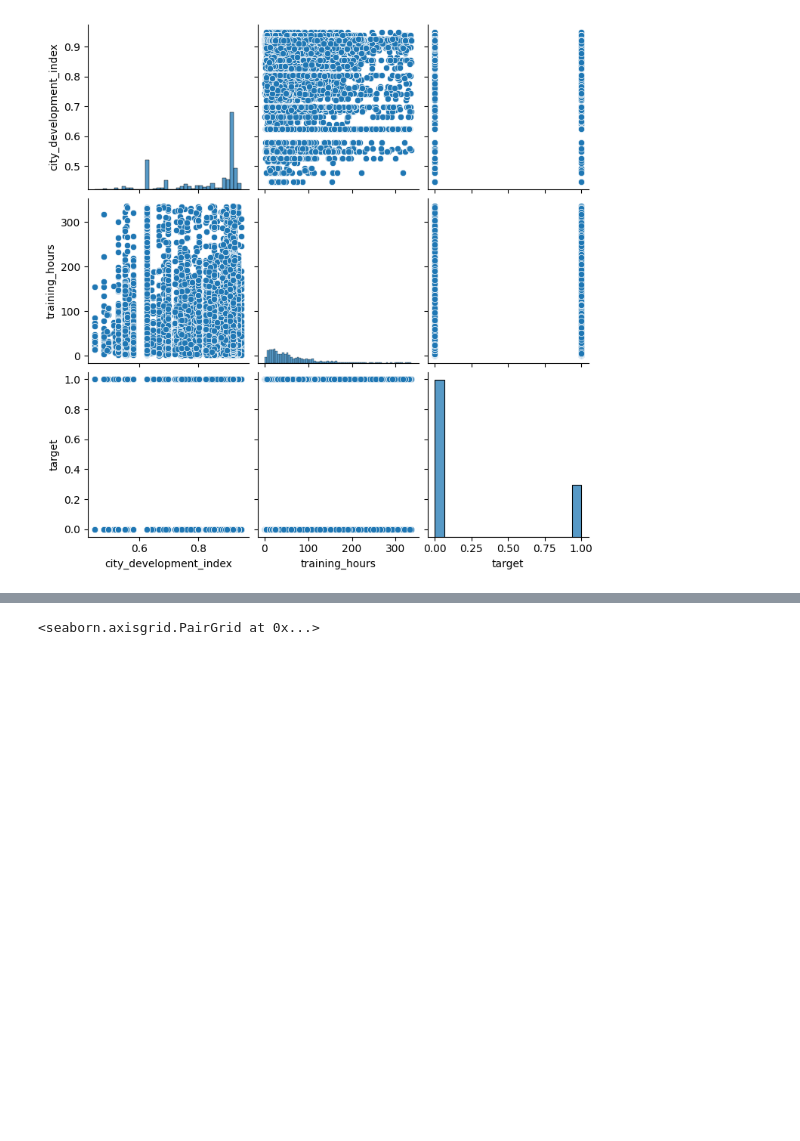
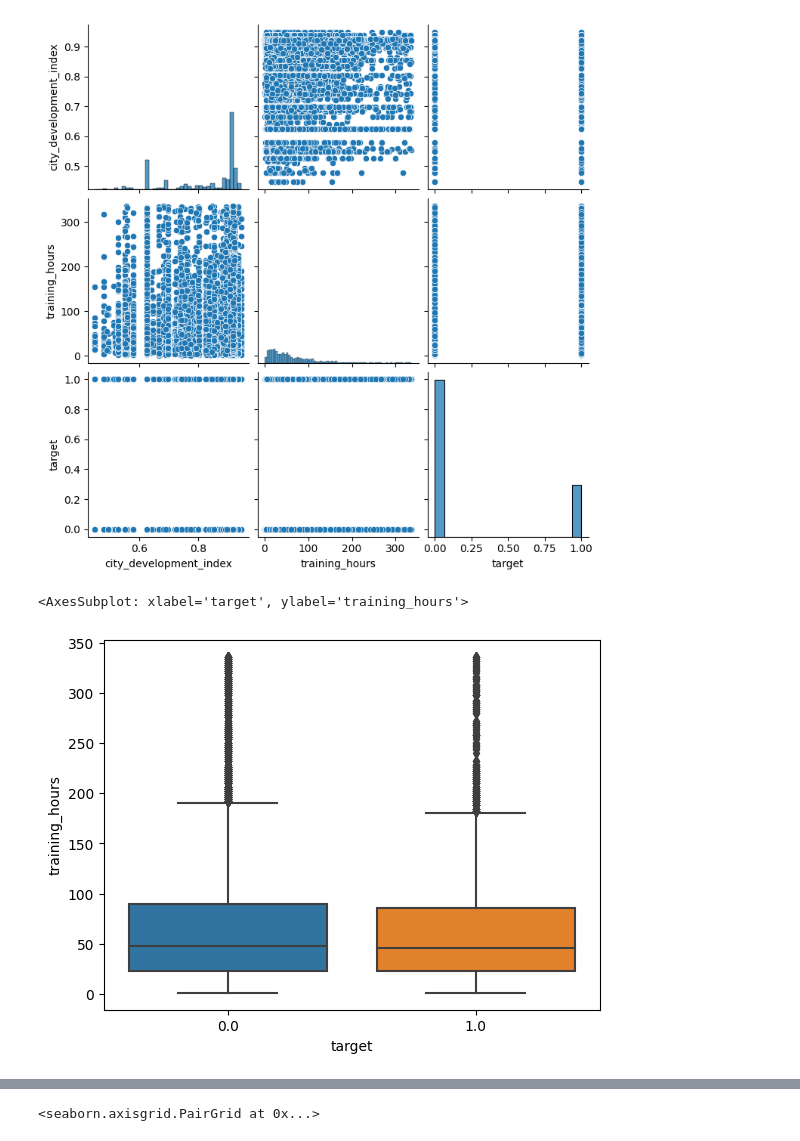
Before and after one commit to AnsealArt/PJWSTK-EWD, a Jupyter notebook: Project/hr_analytics.ipynb, the cells around one changed output, grey strips where cells are left out. Drawn from its saved outputs; the diff is of its cells as text; code cells hidden in the pictures; blank space fills up the shorter version.

```diff
--- a/Project/hr_analytics.ipynb
+++ b/Project/hr_analytics.ipynb
@@ -106,3 +109,8 @@ sns.pairplot(df_hr)
 # %% [output]
 <seaborn.axisgrid.PairGrid at 0x...>
 [figure]
+# %%
+sns.boxplot(data=df_hr, x="target", y="training_hours")
+# %% [output]
+<AxesSubplot: xlabel='target', ylabel='training_hours'>
+[figure, added]
```
Also changed, not shown: parts of 13 cells of this notebook.
